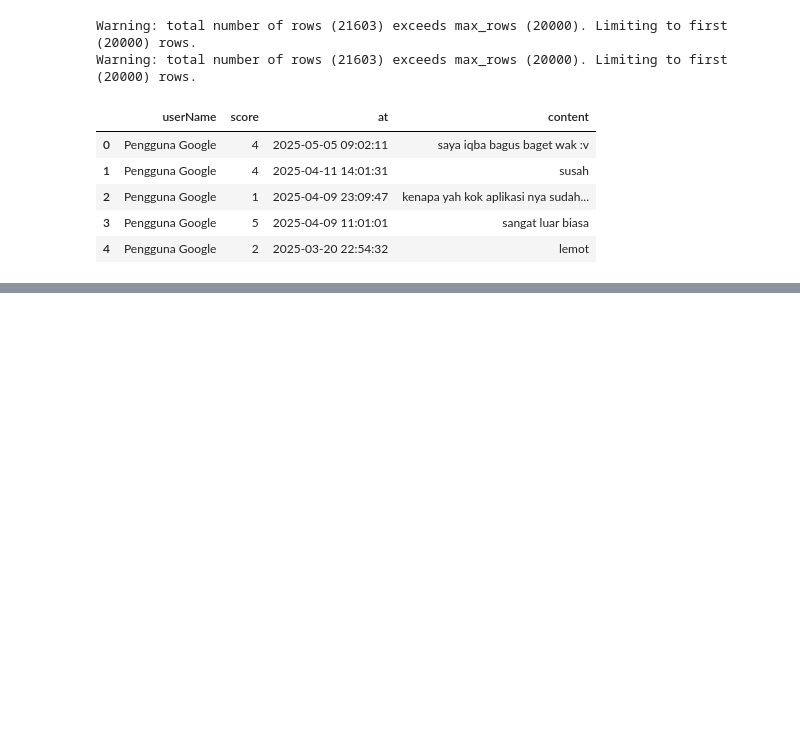
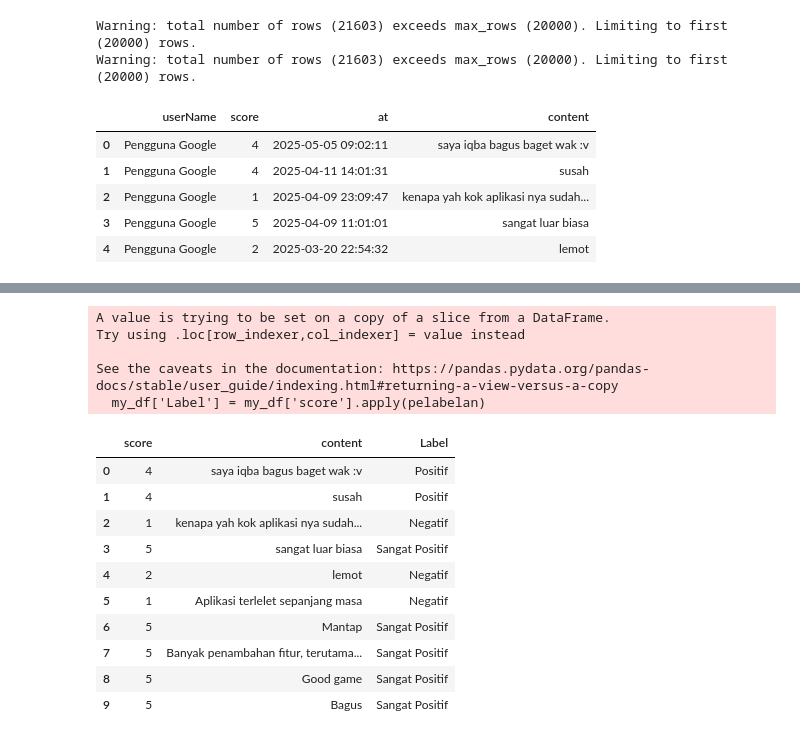
Before and after one commit to awul-code/scraping, a Jupyter notebook: SIREKAP_KPU.ipynb, the cells around one changed output, grey strips where cells are left out. Drawn from its saved outputs; the diff is of its cells as text; code cells hidden in the pictures; blank space fills up the shorter version.

```diff
--- a/SIREKAP_KPU.ipynb
+++ b/SIREKAP_KPU.ipynb
@@ -76,0 +78,29 @@ sorted_df.head()
+# %%
+my_df = df_busu[['score', 'content']]
+def pelabelan(score):
+    if score < 3:
+        return "Negatif"
+    elif score == 4:
+        return "Positif"
+    elif score == 5:
+        return "Sangat Positif"
+
+my_df['Label'] = my_df['score'].apply(pelabelan)
+my_df.head(10)
+# %% [output]
+A value is trying to be set on a copy of a slice from a DataFrame.
+Try using .loc[row_indexer,col_indexer] = value instead
+
+See the caveats in the documentation: https://pandas.pydata.org/pandas-docs/stable/user_guide/indexing.html#returning-a-view-versus-a-copy
+  my_df['Label'] = my_df['score'].apply(pelabelan)
+|  | score | content | Label |
+| 0 | 4 | saya iqba bagus baget wak :v | Positif |
+| 1 | 4 | susah | Positif |
+| 2 | 1 | kenapa yah kok aplikasi nya sudah... | Negatif |
+| 3 | 5 | sangat luar biasa | Sangat Positif |
+| 4 | 2 | lemot | Negatif |
+| 5 | 1 | Aplikasi terlelet sepanjang masa | Negatif |
+| 6 | 5 | Mantap | Sangat Positif |
+| 7 | 5 | Banyak penambahan fitur, terutama... | Sangat Positif |
+| 8 | 5 | Good game | Sangat Positif |
+| 9 | 5 | Bagus | Sangat Positif |
```
Also changed, not shown: parts of 4 cells of this notebook.
